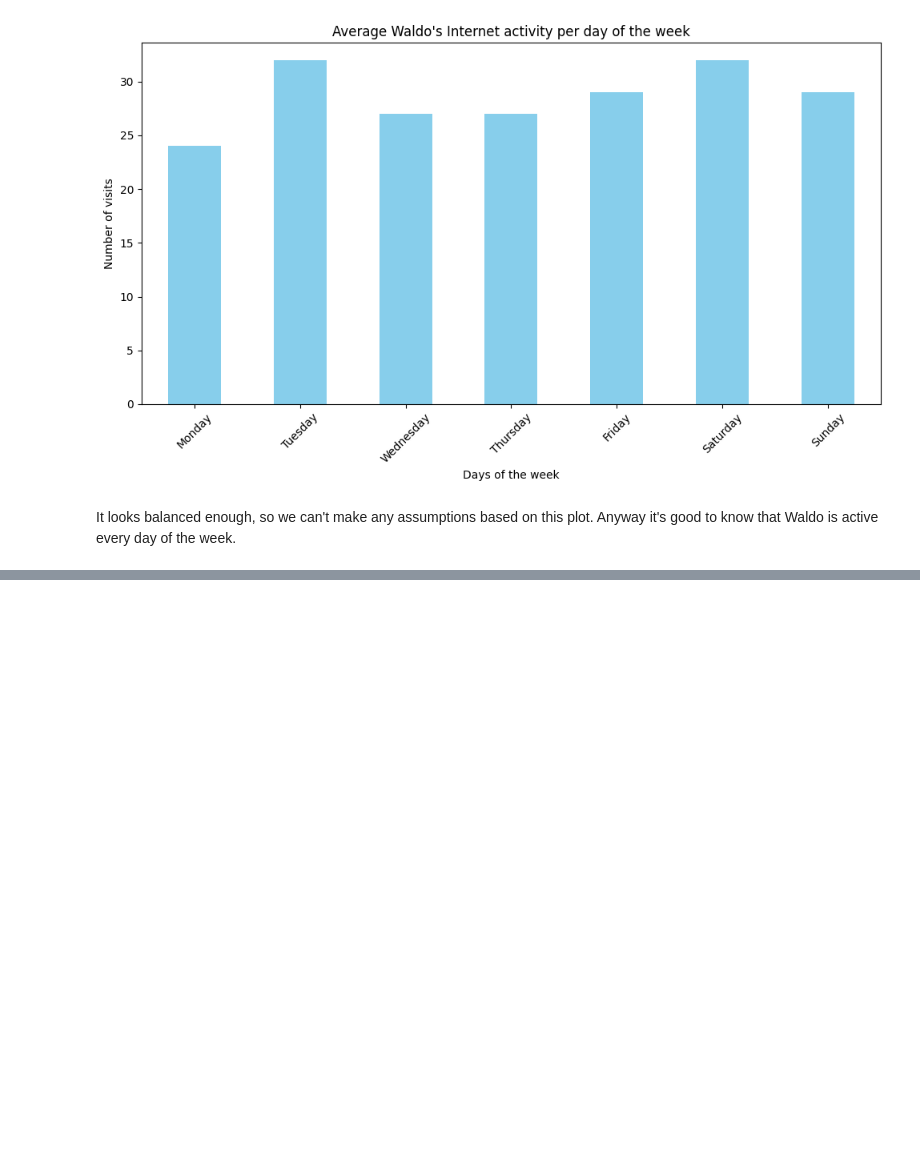
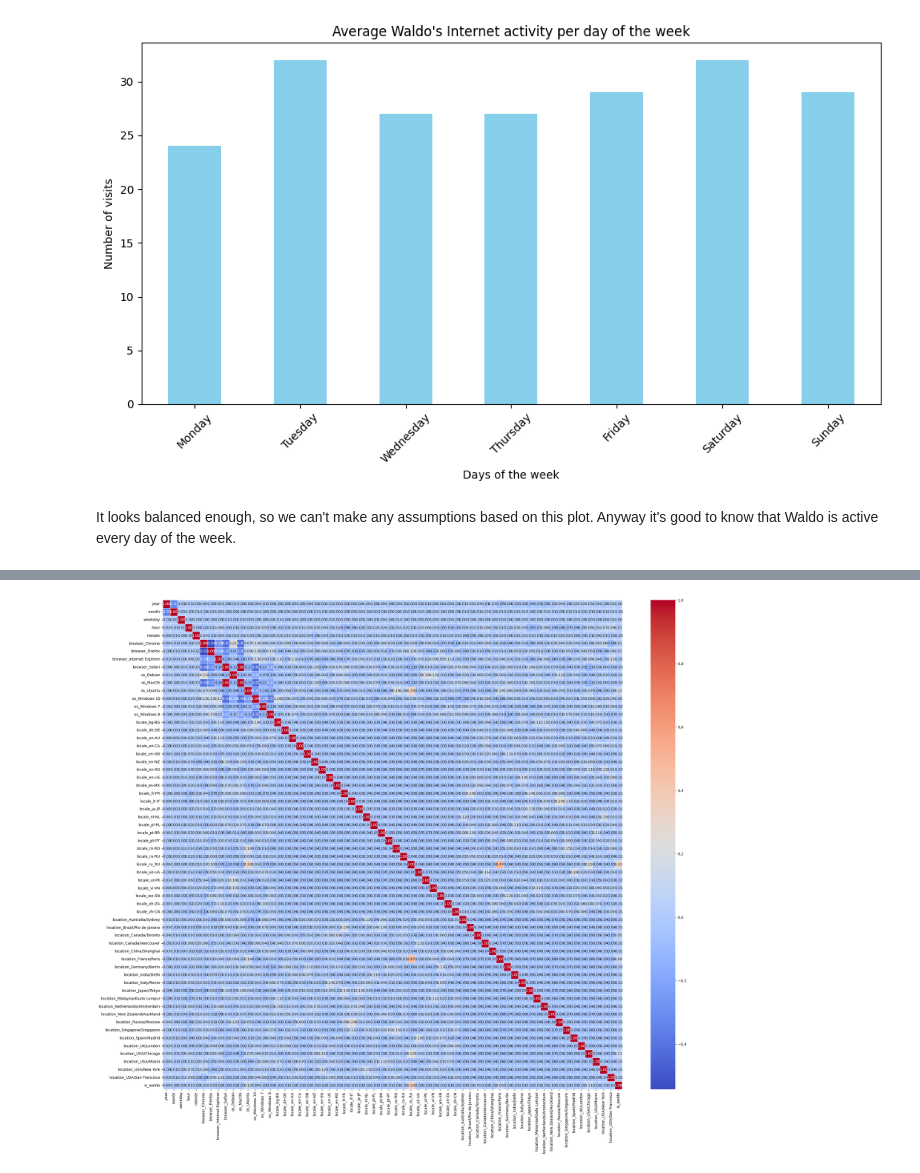
Before and after one commit to cuprum-acid/IML, a Jupyter notebook: Assignment_2/Task_1.ipynb, the cells around one changed output, grey strips where cells are left out. Saved outputs shown, nothing was run; the diff lists cells and outputs as text; code cells hidden in the pictures; blank space fills up the shorter version.

```diff
--- a/Assignment_2/Task_1.ipynb
+++ b/Assignment_2/Task_1.ipynb
@@ -232,0 +245,9 @@ It looks balanced enough, so we can't make any assumptions based on this plot. A
+# %%
+# Based on your EDA insights, choose and implement the most appropriate data preprocessing steps and feature engineering techniques.
+# This may include handling missing values, encoding categorical variables, normalizing data, and creating new features that could enhance your model's ability to learn from the data.
+
+# Drop the user_id column
+#train_data.drop('user_id', axis=1, inplace=True)
+
+# Drop sites column
+train_data.drop('sites', axis=1, inplace=True)
@@ -232,0 +266,18 @@ It looks balanced enough, so we can't make any assumptions based on this plot. A
+# %%
+train_data['year'] = train_data['date'].dt.year
+train_data['month'] = train_data['date'].dt.month
+train_data['weekday'] = train_data['date'].dt.weekday
+
+train_data['hour'] = pd.to_datetime(train_data['time']).dt.hour
+train_data['minute'] = pd.to_datetime(train_data['time']).dt.minute
+
+train_data.drop(['date', 'time'], axis=1, inplace=True)
+
+# Encode categorical variables
+train_data = pd.get_dummies(train_data, columns=['browser', 'os', 'locale', 'location'])
+
+# Replace user_id column with the column is_waldo and put true only to user_id 0 and false to others
+train_data['is_waldo'] = train_data['user_id'] == 0
+train_data.drop('user_id', axis=1, inplace=True)
+
+print(train_data.head())
@@ -232,0 +302,9 @@ It looks balanced enough, so we can't make any assumptions based on this plot. A
+# %%
+# Normalize the data
+from sklearn.preprocessing import MinMaxScaler
+
+scaler = MinMaxScaler()
+
+train_data = pd.DataFrame(scaler.fit_transform(train_data), columns=train_data.columns)
+
+print(train_data.head())
@@ -232,0 +338,9 @@ It looks balanced enough, so we can't make any assumptions based on this plot. A
+# %%
+# Correlation matrix
+import seaborn as sns
+
+plt.figure(figsize=(28, 24))
+sns.heatmap(train_data.corr(), annot=True, cmap='coolwarm', fmt=".2f", linewidths=0.5)
+plt.show()
+# %% [output]
+[figure, added]
```
Also changed, not shown: parts of 9 cells of this notebook.
